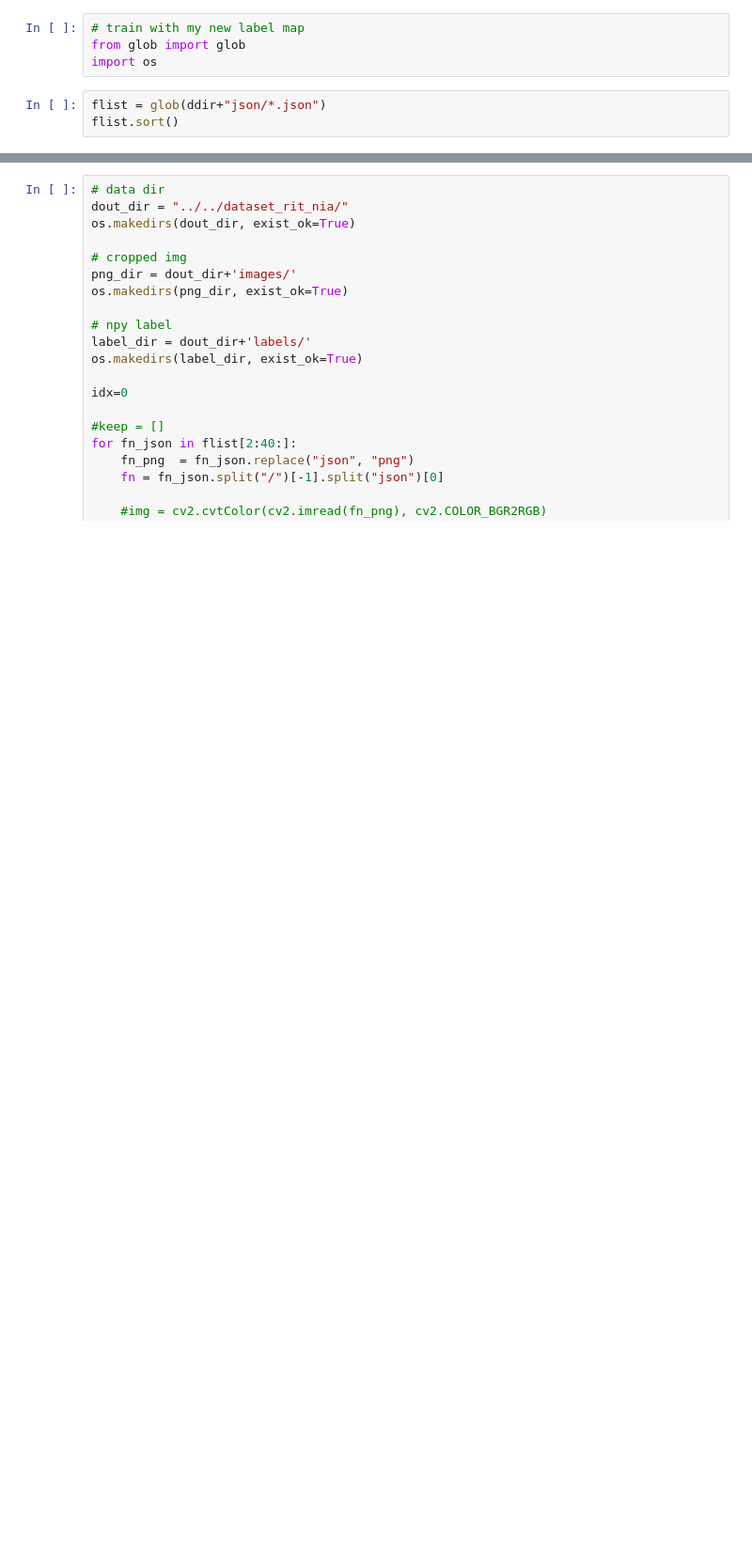
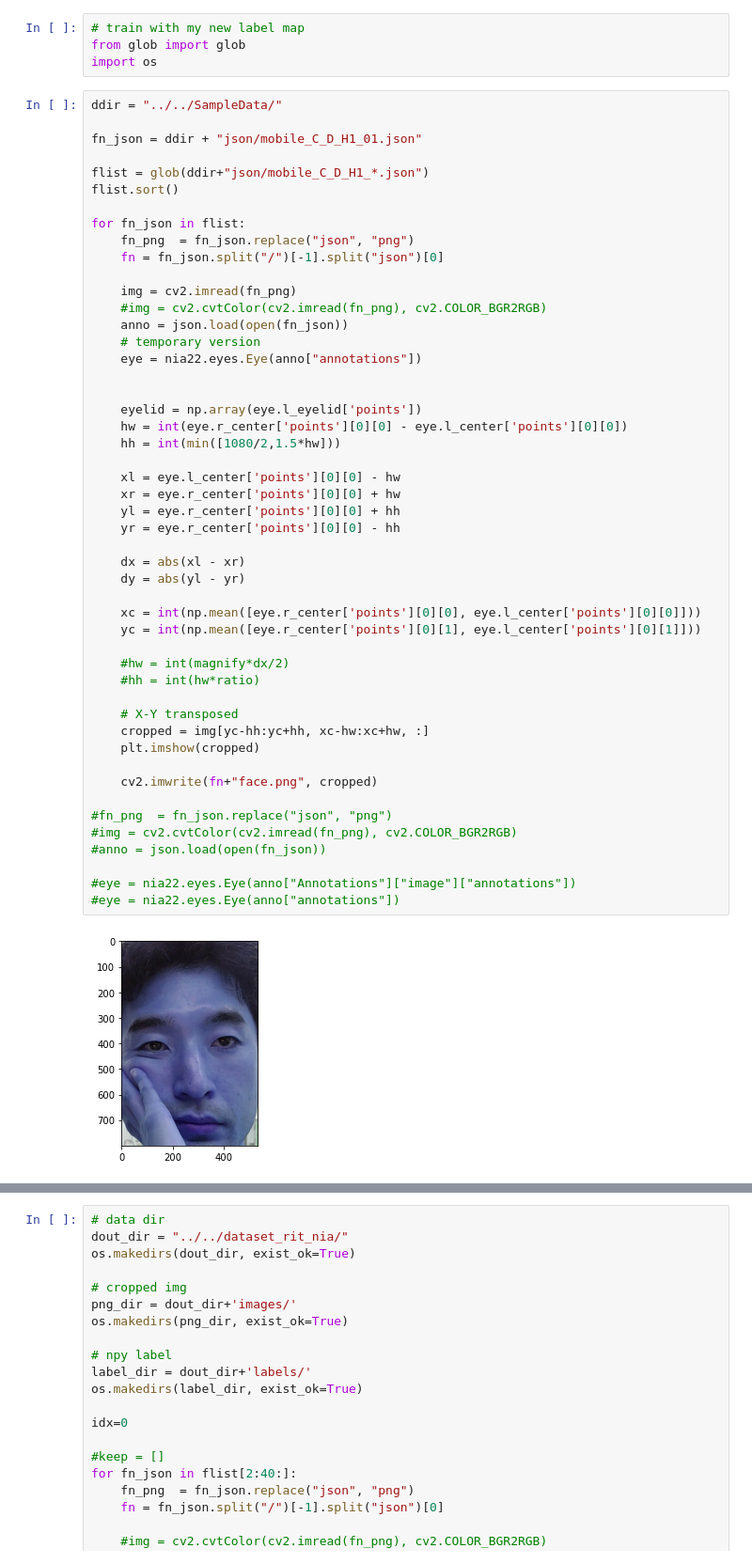
Before and after one commit to Deep-In-Sight/nia, a Jupyter notebook: scripts/RIT_Label.ipynb, the cells around one changed output, grey strips where cells are left out. Shown at 94% size. Cells and saved outputs as stored; diff of their text form; blank space fills up the shorter version.

```diff
--- a/scripts/RIT_Label.ipynb
+++ b/scripts/RIT_Label.ipynb
@@ -58,6 +74,54 @@ plt.imshow(cropped[:,:,2] * mask)
 # train with my new label map
 from glob import glob
 import os
-# %%
-flist = glob(ddir+"json/*.json")
-flist.sort()
+# %%
+ddir = "../../SampleData/"
+
+fn_json = ddir + "json/mobile_C_D_H1_01.json"
+
+flist = glob(ddir+"json/mobile_C_D_H1_*.json")
+flist.sort()
+
+for fn_json in flist:
+    fn_png  = fn_json.replace("json", "png")
+    fn = fn_json.split("/")[-1].split("json")[0]
+
+    img = cv2.imread(fn_png)
+    #img = cv2.cvtColor(cv2.imread(fn_png), cv2.COLOR_BGR2RGB)
+    anno = json.load(open(fn_json))
+    # temporary version
+    eye = nia22.eyes.Eye(anno["annotations"])
+
+
+    eyelid = np.array(eye.l_eyelid['points'])
+    hw = int(eye.r_center['points'][0][0] - eye.l_center['points'][0][0])
+    hh = int(min([1080/2,1.5*hw]))
+
+    xl = eye.l_center['points'][0][0] - hw
+    xr = eye.r_center['points'][0][0] + hw
+    yl = eye.r_center['points'][0][0] + hh
+    yr = eye.r_center['points'][0][0] - hh
+
+    dx = abs(xl - xr)
+    dy = abs(yl - yr)
+
+    xc = int(np.mean([eye.r_center['points'][0][0], eye.l_center['points'][0][0]]))
+    yc = int(np.mean([eye.r_center['points'][0][1], eye.l_center['points'][0][1]]))
+
+    #hw = int(magnify*dx/2)
+    #hh = int(hw*ratio)
+
+    # X-Y transposed
+    cropped = img[yc-hh:yc+hh, xc-hw:xc+hw, :]
+    plt.imshow(cropped)
+
+    cv2.imwrite(fn+"face.png", cropped)
+
+#fn_png  = fn_json.replace("json", "png")
+#img = cv2.cvtColor(cv2.imread(fn_png), cv2.COLOR_BGR2RGB)
+#anno = json.load(open(fn_json))
+
+#eye = nia22.eyes.Eye(anno["Annotations"]["image"]["annotations"])
+#eye = nia22.eyes.Eye(anno["annotations"])
+# %% [output]
+[figure, added]
```
Also changed, not shown: parts of 21 cells of this notebook, 3 other files.
